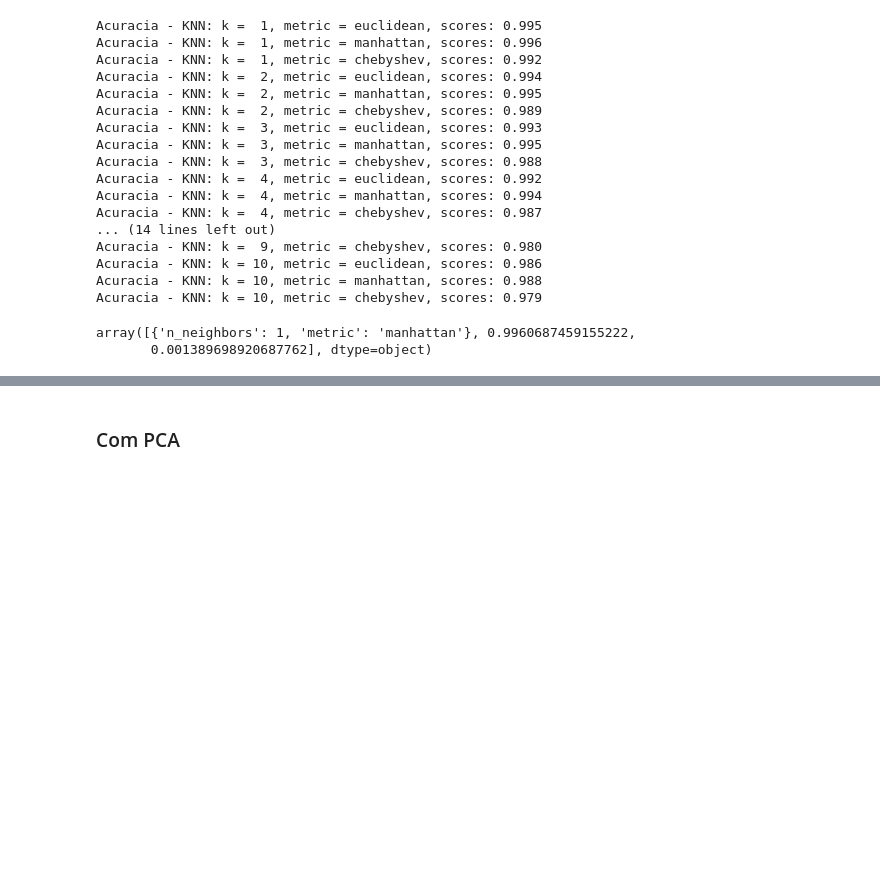
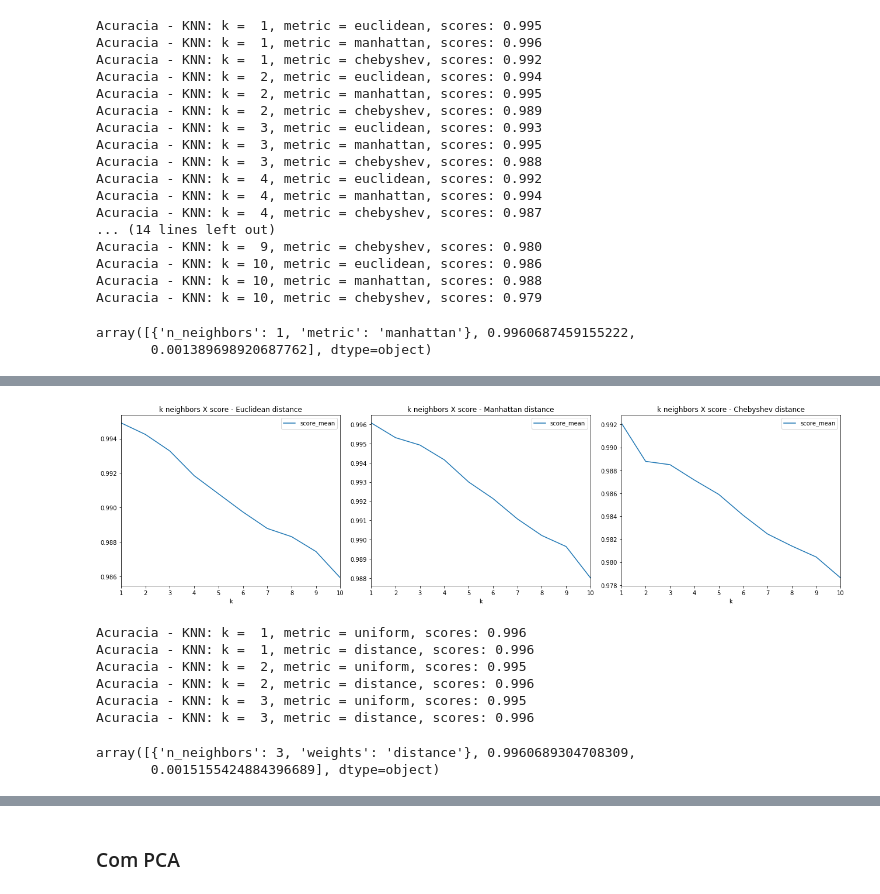
Before and after one commit to miltongneto/Gas-Sensor-Array-Drift, a Jupyter notebook: notebooks/modelagem.ipynb, the cells around one changed output, grey strips where cells are left out. Saved outputs shown, nothing was run; the diff lists cells and outputs as text; code cells hidden in the pictures; blank space fills up the shorter version.

Commit message:
Pre-processamento, Random Forest e visualizacao do impacto dos parametros

```diff
--- a/notebooks/modelagem.ipynb
+++ b/notebooks/modelagem.ipynb
@@ -49,17 +49,3 @@ kfold = StratifiedKFold(n_splits=10, random_state=seed)
 ### k-NN
 # %% [markdown]
 ### Sem PCA
-# %%
-print("Início dos classificadores de individuais (KNN, DT, RANDOMFOREST, MLP)\n")
-# Criação dos classificadores
-# KNN
-clf_knn = KNeighborsClassifier(n_neighbors=5)
-clf_knn = clf_knn.fit(X_train, y_train)
-pred_knn = clf_knn.predict(X_test)
-
-scores = cross_val_score(clf_knn, X, y, cv=kfold)
-
-print('Score:', clf_knn.score(X_test, y_test))
-# Imprimindo relatório de classificação do modelo inicial
-print("Relatorio de Classificação do modelo inicial (kNN)")
-print(classification_report(y_test, pred_knn), "\n")
@@ -120,3 +89,9 @@ results[idx_best_result]
 # %% [output]
 array([{'n_neighbors': 1, 'metric': 'manhattan'}, 0.9960687459155222,
        0.001389698920687762], dtype=object)
+# %%
+df_results = pd.DataFrame(results)
+df_params = df_results[0].apply(lambda x: pd.Series(x))
+df_results = pd.concat([df_results.drop(0, axis=1), df_params], axis=1)
+df_results.columns = ['score_mean', 'score_std', 'k', 'metric']
+df_results.head()
@@ -122,0 +105,40 @@ array([{'n_neighbors': 1, 'metric': 'manhattan'}, 0.9960687459155222,
+# %%
+fig, axs = plt.subplots(1, 3, figsize=(18, 5))
+
+df_results[df_results['metric'] == 'euclidean'].plot(x='k', y='score_mean', ax=axs[0], title='k neighbors X score - Euclidean distance')
+df_results[df_results['metric'] == 'manhattan'].plot(x='k', y='score_mean', ax=axs[1], title='k neighbors X score - Manhattan distance')
+df_results[df_results['metric'] == 'chebyshev'].plot(x='k', y='score_mean', ax=axs[2], title='k neighbors X score - Chebyshev distance')
+
+plt.tight_layout()
+plt.show()
+# %% [output]
+[figure, added]
+# %%
+results_2 = []
+for k in range(1, 4):
+    for weight in ['uniform', 'distance']:
+        params = {'n_neighbors': k, 'weights': weight}
+
+        clf_knn = KNeighborsClassifier(**params, metric='manhattan')
+
+        scores = cross_val_score(clf_knn, X_train, y_train, cv=kfold)
+        scores_mean = scores.mean()
+        scores_std = scores.std()
+
+        results_2.append((params, scores_mean, scores_std))
+
+        print('Acuracia - KNN: k = %2d, metric = %s, scores: %0.3f' % (k, weight, scores_mean))
+# %% [output]
+Acuracia - KNN: k =  1, metric = uniform, scores: 0.996
+Acuracia - KNN: k =  1, metric = distance, scores: 0.996
+Acuracia - KNN: k =  2, metric = uniform, scores: 0.995
+Acuracia - KNN: k =  2, metric = distance, scores: 0.996
+Acuracia - KNN: k =  3, metric = uniform, scores: 0.995
+Acuracia - KNN: k =  3, metric = distance, scores: 0.996
+# %%
+results_2 = np.array(results_2)
+idx_best_result = results_2[:, 1].argmax()
+results_2[idx_best_result]
+# %% [output]
+array([{'n_neighbors': 3, 'weights': 'distance'}, 0.9960689304708309,
+       0.0015155424884396689], dtype=object)
```
Also changed, not shown: parts of 13 cells of this notebook, 1 other file.
